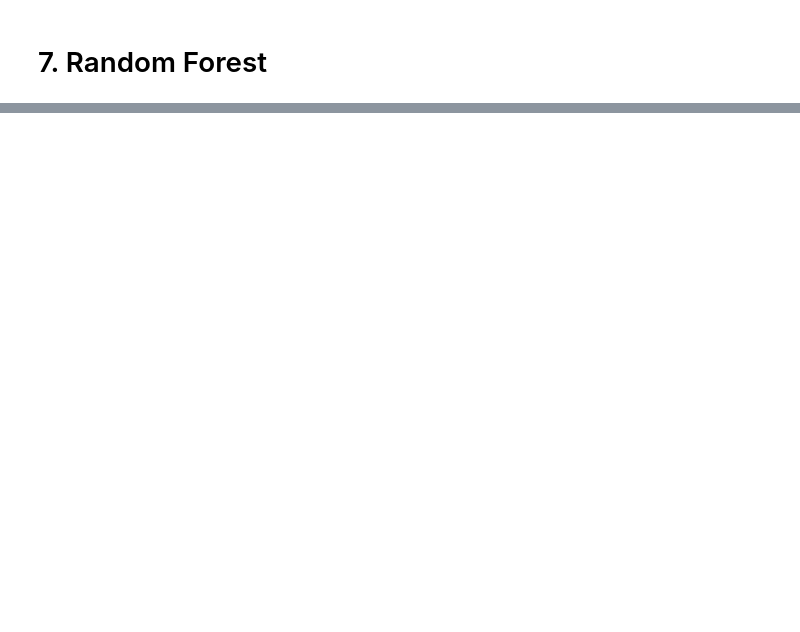
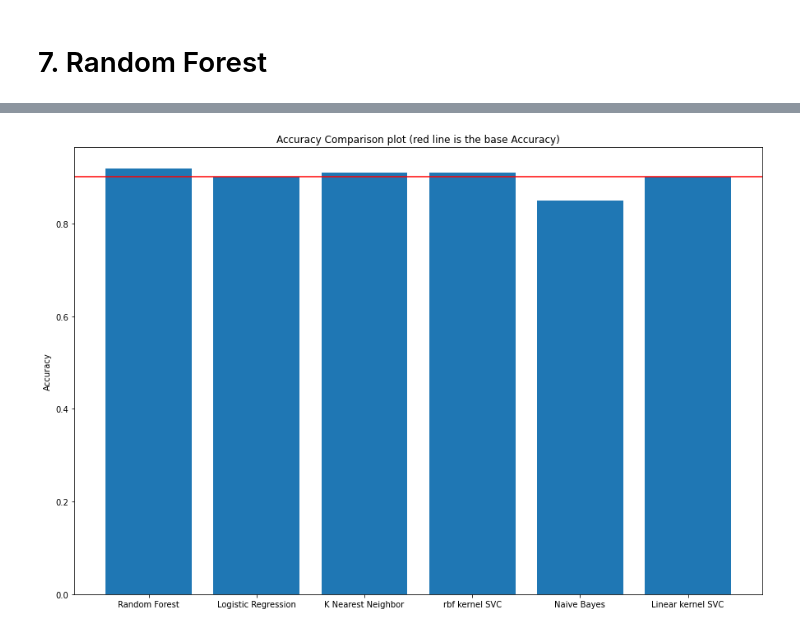
Before and after one commit to Pooya-Oladazimi/kaggle-codes, a Jupyter notebook: Nasa_Nearest_Earth_Objects/nase_nearest_objects.ipynb, the cells around one changed output, grey strips where cells are left out. Drawn from its saved outputs; the diff is of its cells as text; code cells hidden in the pictures; blank space fills up the shorter version.

```diff
--- a/Nasa_Nearest_Earth_Objects/nase_nearest_objects.ipynb
+++ b/Nasa_Nearest_Earth_Objects/nase_nearest_objects.ipynb
@@ -207,5 +190,5 @@ def run_naive_bayes(X_train, X_test, y_train, y_test, base_acc):
     print()
     print("Accuracy for Naive Bayes Classifier: {}".format(str(acc_nb_classif)))
     print("Base Line Accuracy is: {}".format(str(base_acc)))
-    return nb_classif.predict_proba(X_test)
+    return [y_nb_pred, acc_nb_classif, cm_nb_classif[1][0]]
 # %%
@@ -244,0 +246,16 @@ Base Line Accuracy is: 0.907
+# %%
+plt.figure(figsize = (15, 10))
+plt.ylabel("Accuracy")
+plt.title("Accuracy Comparison plot (red line is the base Accuracy)")
+
+x_axis = ["Random Forest", "Logistic Regression", "K Nearest Neighbor", "rbf kernel SVC", "Naive Bayes", "Linear kernel SVC"]
+y_axis = [acc_rf_classif, acc_lr_classif, acc_knn_classif, acc_svc_kernel_classif, acc_nb_classif, acc_svc_linear_classif]
+
+base_y = [base_line_for_accuracy] * len(x_axis)
+
+# plt.plot(x_axis, base_y, c='r')
+plt.axhline(y=base_line_for_accuracy, color="red")
+plt.bar(x_axis, y_axis)
+plt.show()
+# %% [output]
+[figure, added]
```
Also changed, not shown: parts of 28 cells of this notebook.
